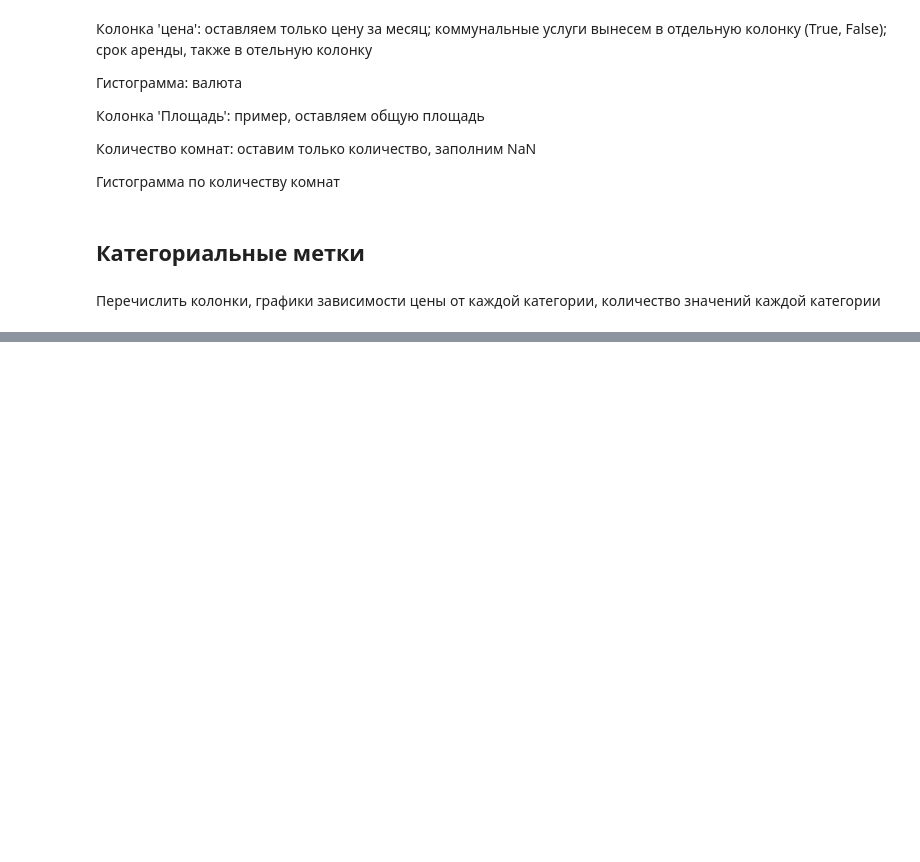
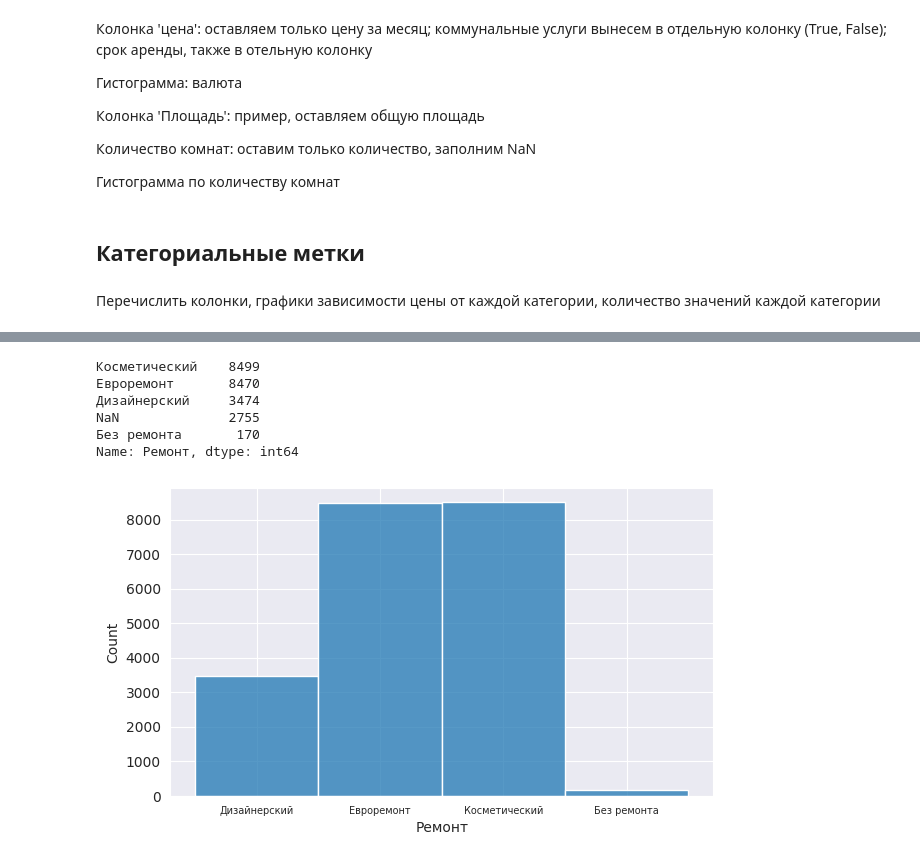
Before and after one commit to sunny-annie/Streamlit_rent_real_estate, a Jupyter notebook: EDA.ipynb, the cells around one changed output, grey strips where cells are left out. Cells and saved outputs as stored; diff of their text form; code cells hidden in the pictures; blank space fills up the shorter version.

```diff
--- a/EDA.ipynb
+++ b/EDA.ipynb
@@ -137,0 +202,16 @@ df_cut.head()
+# %%
+df_cut['Ремонт'].value_counts(dropna=False)
+# %% [output]
+Косметический    8499
+Евроремонт       8470
+Дизайнерский     3474
+NaN              2755
+Без ремонта       170
+Name: Ремонт, dtype: int64
+# %%
+plt.figure(figsize=(7, 4))
+sns.histplot(data=df_cut, x='Ремонт')
+plt.xticks(fontsize=7)
+plt.show()
+# %% [output]
+[figure, added]
```
Also changed, not shown: parts of 7 cells of this notebook.
